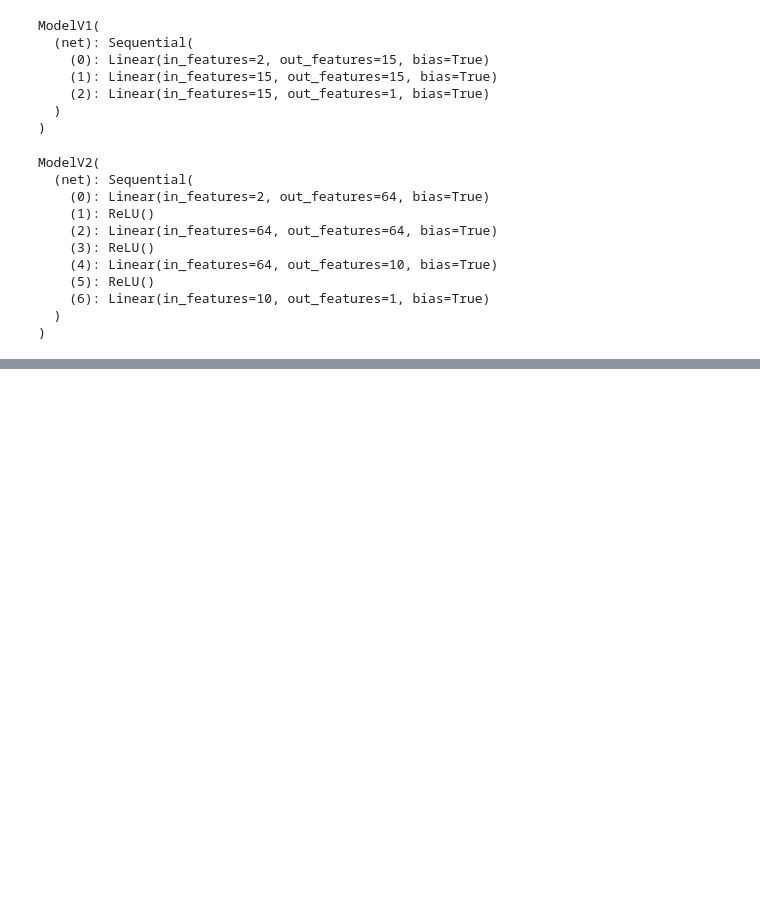
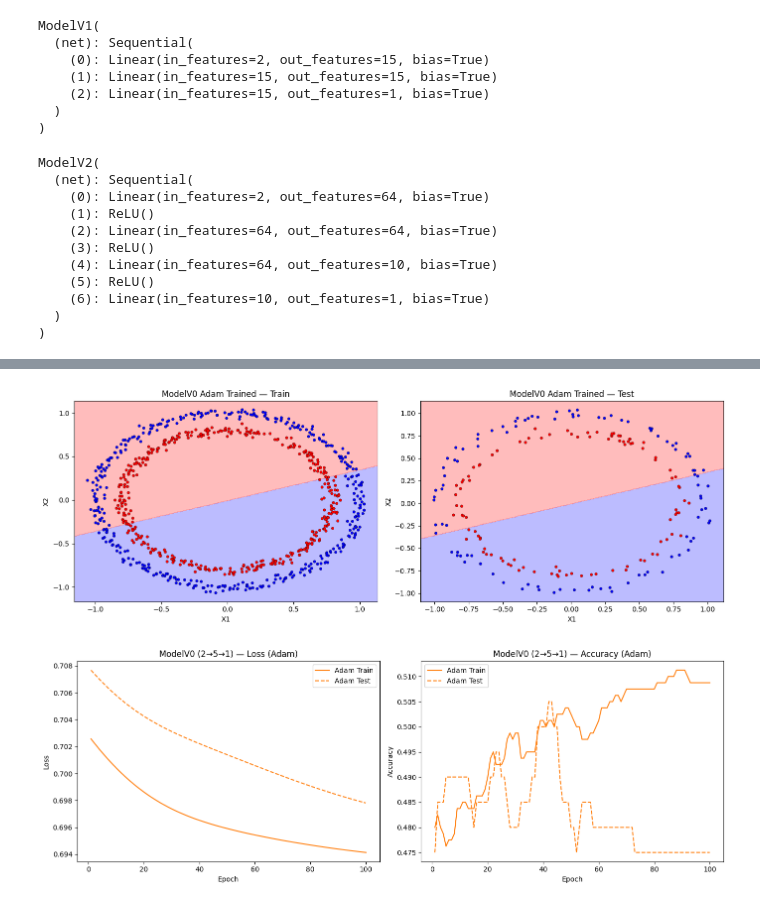
Before and after one commit to Rohan-1-3/AI_LAB, a Jupyter notebook: lab_3/circle_binary_classfication.ipynb, the cells around one changed output, grey strips where cells are left out. Drawn from its saved outputs; the diff is of its cells as text; code cells hidden in the pictures; blank space fills up the shorter version.

```diff
--- a/lab_3/circle_binary_classfication.ipynb
+++ b/lab_3/circle_binary_classfication.ipynb
@@ -290,0 +686,21 @@ Epoch  499/499 | Train Loss: 0.6027, Train Acc: 0.9575 | Test Loss: 0.6109, Test
+# %%
+# ── ModelV0 with Adam: 2 → 5 → 1 (no activation) ─────────────────────────────
+model_v0_adam = ModelV0().to(device)
+
+print("=== ModelV0 — Adam (training) ===")
+results_v0_adam = train_model(
+    model_v0_adam, X_train, Y_train, X_test, Y_test,
+    epochs=100, lr=1e-3, optimizer_name="Adam"
+)
+
+# Decision boundaries after Adam training
+print("=== ModelV0 Adam — TRAINED ===")
+fig, axes = plt.subplots(1, 2, figsize=(14, 5))
+plot_decision_boundary(model_v0_adam, X_train, Y_train, title="ModelV0 Adam Trained — Train", ax=axes[0])
+plot_decision_boundary(model_v0_adam, X_test,  Y_test,  title="ModelV0 Adam Trained — Test",  ax=axes[1])
+plt.tight_layout()
+plt.show()
+
+# Adam convergence curves
+plot_adam_curves(results_v0_adam, title="ModelV0 (2→5→1)")
+# %% [output]
@@ -290,0 +720,2 @@ Epoch  499/499 | Train Loss: 0.6027, Train Acc: 0.9575 | Test Loss: 0.6109, Test
+[figure, added]
+[figure, added]
```
Also changed, not shown: parts of 36 cells of this notebook.
